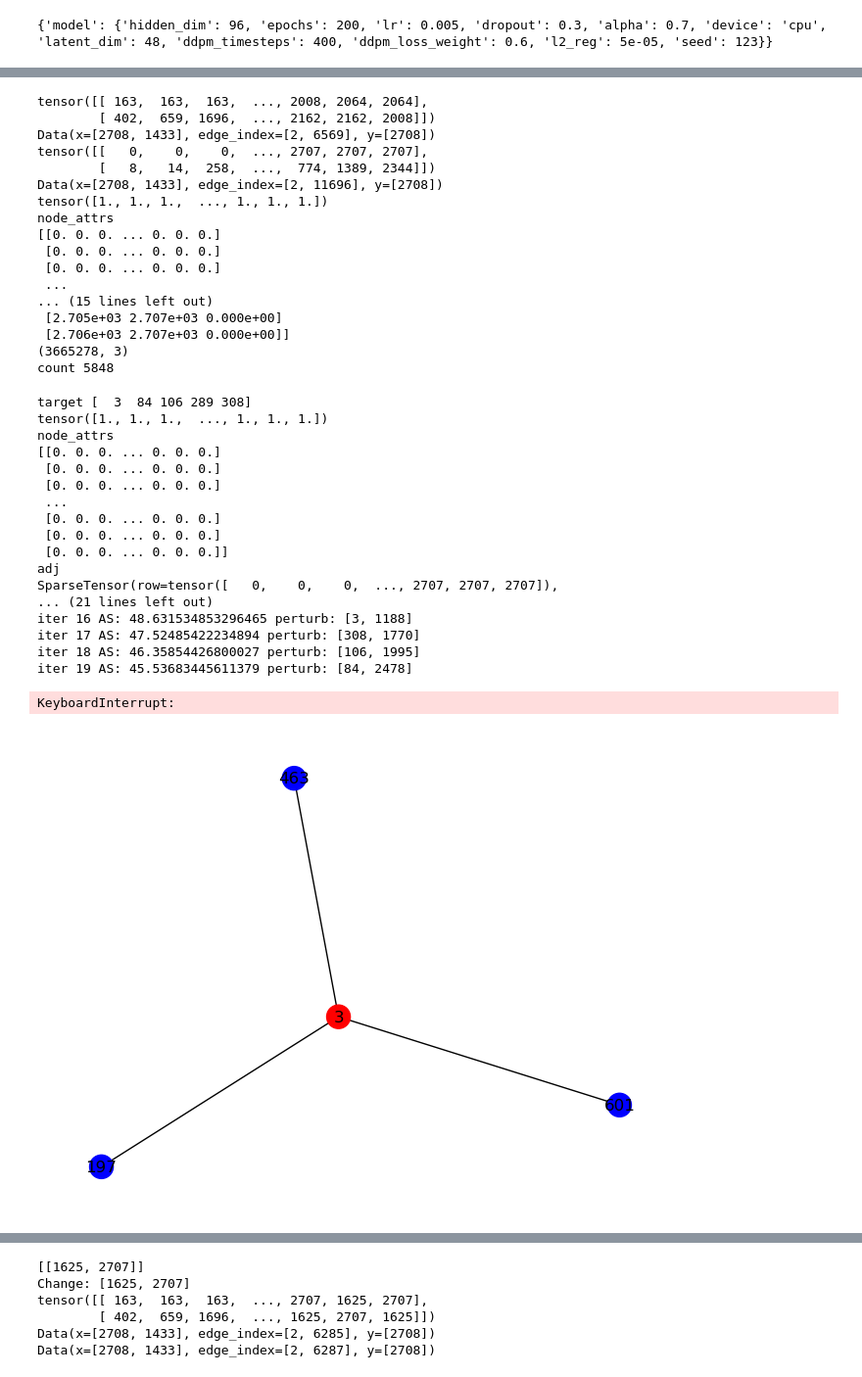
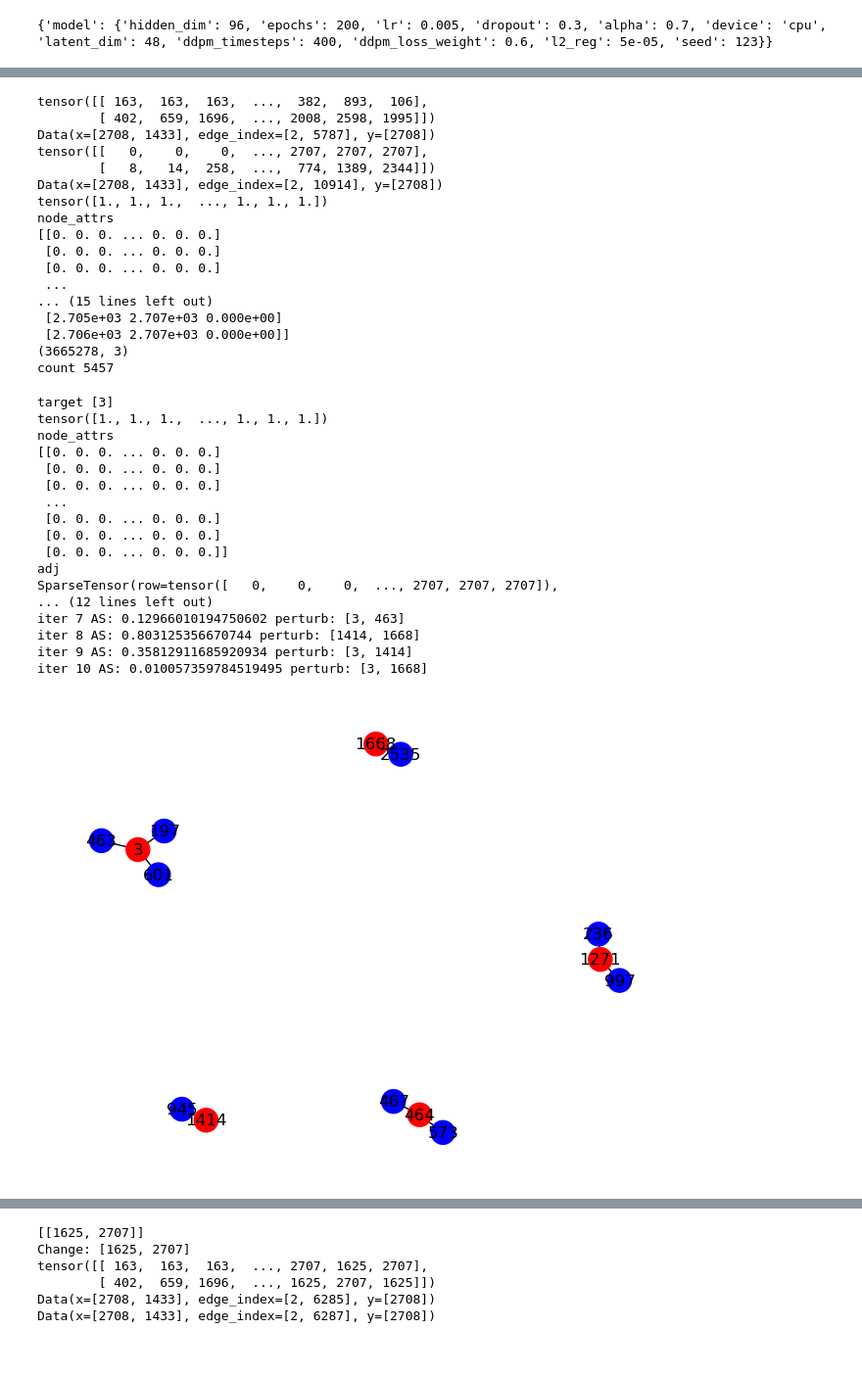
Before and after one commit to Grace-Melchiors/AAU-Dat6-Poison-GAD, a Jupyter notebook: Defence/GraceTest.ipynb, the cells around one changed output, grey strips where cells are left out. Shown: that part at 98% size. Saved outputs shown, nothing was run; the diff lists cells and outputs as text; code cells hidden in the pictures.

```diff
--- a/Defence/GraceTest.ipynb
+++ b/Defence/GraceTest.ipynb
@@ -44,7 +44,7 @@ amount_of_nodes = data.num_nodes
 
 seed = 123
 num_nodes_to_inject = round(amount_of_nodes * 0.05)
-num_nodes_per_clique = 20
+num_nodes_per_clique = 8
 # Tested for 15, stabilizing at 41 for 5 targets
 # Tested for 10, stabilizing at 33 for 5 targets
 num_cliques = round((num_nodes_to_inject / 2) / num_nodes_per_clique)
@@ -54,7 +54,7 @@ data, ya = gen_contextual_outlier(data, n = num_contextual_outliers, k = 50, see
 #n (int) – Number of nodes converting to outliers.
 #k (int) – Number of candidate nodes for each outlier node.
 
-data, ys = gen_structural_outlier(data, m = num_nodes_per_clique, n = num_cliques, seed = seed)
+data, ys = gen_structural_outlier(data, m = num_nodes_per_clique, n = num_cliques, p = 0.2, seed = seed)
 #m (int) - Number nodes in the outlier cliques.
 #n (int) - Number of outlier clique
 data_classes = data.y
@@ -177,7 +177,7 @@ def convertToTriple(data):
 
     triple = []
     for i in range(n):
-        for j in range(n):
+        for j in range(i+1, n):
         #for j in range(n)
             triple.append([i,j,A[i,j]])
     triple = np.array(triple)
@@ -194,12 +194,12 @@ for i in range(len(triple)):
         count += 1
 print("count", count)
 # %% [output]
-tensor([[ 163,  163,  163,  ..., 2008, 2064, 2064],
-        [ 402,  659, 1696,  ..., 2162, 2162, 2008]])
-Data(x=[2708, 1433], edge_index=[2, 6569], y=[2708])
+tensor([[ 163,  163,  163,  ...,  382,  893,  106],
+        [ 402,  659, 1696,  ..., 2008, 2598, 1995]])
+Data(x=[2708, 1433], edge_index=[2, 5787], y=[2708])
 tensor([[   0,    0,    0,  ..., 2707, 2707, 2707],
         [   8,   14,  258,  ...,  774, 1389, 2344]])
-Data(x=[2708, 1433], edge_index=[2, 11696], y=[2708])
+Data(x=[2708, 1433], edge_index=[2, 10914], y=[2708])
 tensor([1., 1., 1.,  ..., 1., 1., 1.])
 node_attrs
 [[0. 0. 0. ... 0. 0. 0.]
@@ -210,18 +210,42 @@ node_attrs
  [2.705e+03 2.707e+03 0.000e+00]
  [2.706e+03 2.707e+03 0.000e+00]]
 (3665278, 3)
-count 5848
+count 5457
+# %%
+
+from gad_adversarial_robustness.gad.dominant.dominant import Dominant
+from gad_adversarial_robustness.utils.graph_utils import load_anomaly_detection_dataset
+from torch_geometric.utils import to_torch_sparse_tensor
+
+
+adj, _, _, adj_label = load_anomaly_detection_dataset(clean_data, config['model']['device'])
+
+
+adj_label = torch.FloatTensor(adj_label).to(config['model']['device'])
+#attrs = torch.FloatTensor(attrs)
+
+edge_index = dataset.edge_index.to(config['model']['device'])
+label = torch.Tensor(dataset.y.bool()).to(config['model']['device'])
+attrs = dataset.x.to(config['model']['device'])
+
+
+sparse_adj = to_torch_sparse_tensor(edge_index)
+
+
+dom_model = Dominant(feat_size=attrs.size(1), hidden_size=config['model']['hidden_dim'], dropout=config['model']['dropout'],
+                device=config['model']['device'], edge_index=sparse_adj, adj_label=adj_label, attrs=attrs, label=label)
 # %%
 #Pleaseee
 data_anom = copy.deepcopy(data)
 
 from gad_adversarial_robustness.poison.grad_max_attack import grad_max_attack
-amount = 5
+amount = 1
+budget = 10
 target = anomaly_list[:amount]
 print("target", target)
-triple, AS, list_of_perturbs = grad_max_attack(data, target, 75, config, debug = True)
+triple, AS, list_of_perturbs, struc, loss = grad_max_attack(data, target, budget, config, models_to_test=[], debug = True)
 # %% [output]
-target [  3  84 106 289 308]
+target [3]
 tensor([1., 1., 1.,  ..., 1., 1., 1.])
 node_attrs
 [[0. 0. 0. ... 0. 0. 0.]
@@ -233,29 +257,29 @@ node_attrs
  [0. 0. 0. ... 0. 0. 0.]]
 adj
 SparseTensor(row=tensor([   0,    0,    0,  ..., 2707, 2707, 2707]),
-... (21 lines left out)
-iter 16 AS: 48.631534853296465 perturb: [3, 1188]
-iter 17 AS: 47.52485422234894 perturb: [308, 1770]
-iter 18 AS: 46.35854426800027 perturb: [106, 1995]
-iter 19 AS: 45.53683445611379 perturb: [84, 2478]
+... (12 lines left out)
+iter 7 AS: 0.12966010194750602 perturb: [3, 463]
+iter 8 AS: 0.803125356670744 perturb: [1414, 1668]
+iter 9 AS: 0.35812911685920934 perturb: [3, 1414]
+iter 10 AS: 0.010057359784519495 perturb: [3, 1668]
-KeyboardInterrupt:
 # %%
 from gad_adversarial_robustness.utils.visualizations import plot_node_subgraph
 
 target_nodes = torch.tensor([target[0]])
+target_nodes = torch.tensor([1108, 464, 1414, 1668, 811, 1271, 1531, 3])
 
 
 def tempPlot(data):
     data = copy.deepcopy(data)
     edge_index = data.edge_index
     edge_index = torch.sparse_coo_tensor(edge_index, torch.ones(edge_index.size(dim = 1)))
     edge_index = edge_index.coalesce()
 
     plot_node_subgraph(edge_index, target_nodes, anomaly_list = anomaly_list, with_labels=True)
 
 tempPlot(clean_data)
 # %% [output]
-[figure, old version]
+[figure, new version]
 # %%
 
 tempPlot(data_anom)
```
Also changed, not shown: parts of 4 cells of this notebook, 4 other files.
